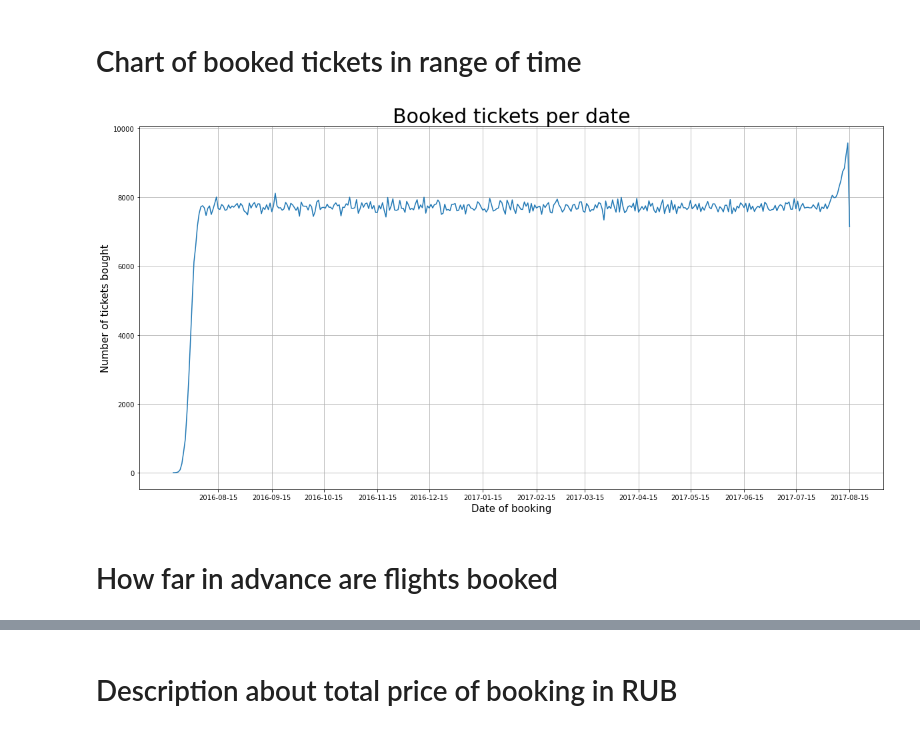
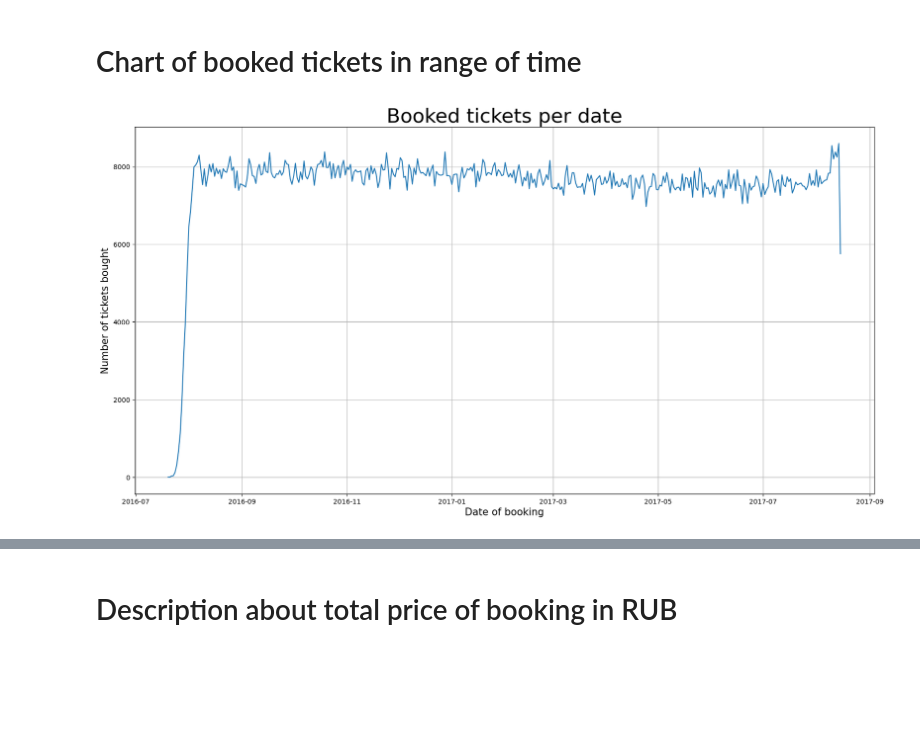
Before and after one commit to AJSTO/Airports_detailed_informations, a Jupyter notebook: Flights_data_analyse.ipynb, the cells around one changed output, grey strips where cells are left out. Cells and saved outputs as stored; diff of their text form; code cells hidden in the pictures; blank space fills up the shorter version.

```diff
--- a/Flights_data_analyse.ipynb
+++ b/Flights_data_analyse.ipynb
@@ -127,0 +17,5 @@ tickets_df = spark.read\
+# %%
+spark = SparkSession.builder \
+    .appName('Airports_analyse') \
+    .config('spark.jars', 'gs://spark-lib/bigquery/spark-3.1-bigquery-0.28.0-preview.jar') \
+    .getOrCreate()
@@ -808,43 +569,22 @@ java.io.IOException: Operation timed out
 # %% [markdown]
 # Chart of booked tickets in range of time
 # %%
-# Using RDD to change book_date to YYYY-MM-DD
-rdd2=bookings_df.rdd.map(
-    lambda x: (
-        x.book_ref,
-        str(x.book_date).split(' ')[0]
-    )
+bookings_df = bookings_df.withColumn("date", to_date(col('book_date'), "dd-MM-yyyy"))
+
+tickets_per_day = tickets_df.join(
+    bookings_df,tickets_df.book_ref ==  bookings_df.book_ref,"leftouter"
 )
-# Return do Pyspark DataFrame
-df2=rdd2.toDF(
-    [
-        "book_ref", "str_date",
-    ]
-)
-book_formatted = df2
-
-# Joining bookings dataframe with dates and ticket dataframe
-tickets_per_day = tickets_df.join(
-    book_formatted,tickets_df.book_ref ==  book_formatted.book_ref,"leftouter"
-)
-
-# Counting tickets per day
-tickets_per_day = tickets_per_day.groupBy('str_date')\
-            .count()
+tickets_per_day = tickets_per_day.groupBy('date').count()
 tickets_per_day = tickets_per_day.toPandas()
 
-# Getting unique months from dataframe and create custom labels of x-ticks (middle of each month which is 15th day)
-dates = list(tickets_per_day.str_date.apply(lambda x: x[:7]+'-15').unique())
+dates = list(tickets_per_day.date.unique())
 
 plt.figure(figsize=(20, 10))
-sns.lineplot(data=tickets_per_day.sort_values(by='str_date'),x='str_date',y='count',
+sns.lineplot(data=tickets_per_day.sort_values(by='date'),x='date',y='count',
             legend='full')
 plt.title("Booked tickets per date", fontsize=30)
-plt.xticks(fontsize=10, ticks=sorted(dates)[1:])
 plt.xlabel("Date of booking", fontsize=15)
 plt.ylabel("Number of tickets bought", fontsize=15)
 plt.grid()
 # %% [output]
-[figure, old version]
+[figure, new version]
-# %% [markdown]
-# How far in advance are flights booked
```
Also changed, not shown: parts of 49 cells of this notebook, 27 other files.
